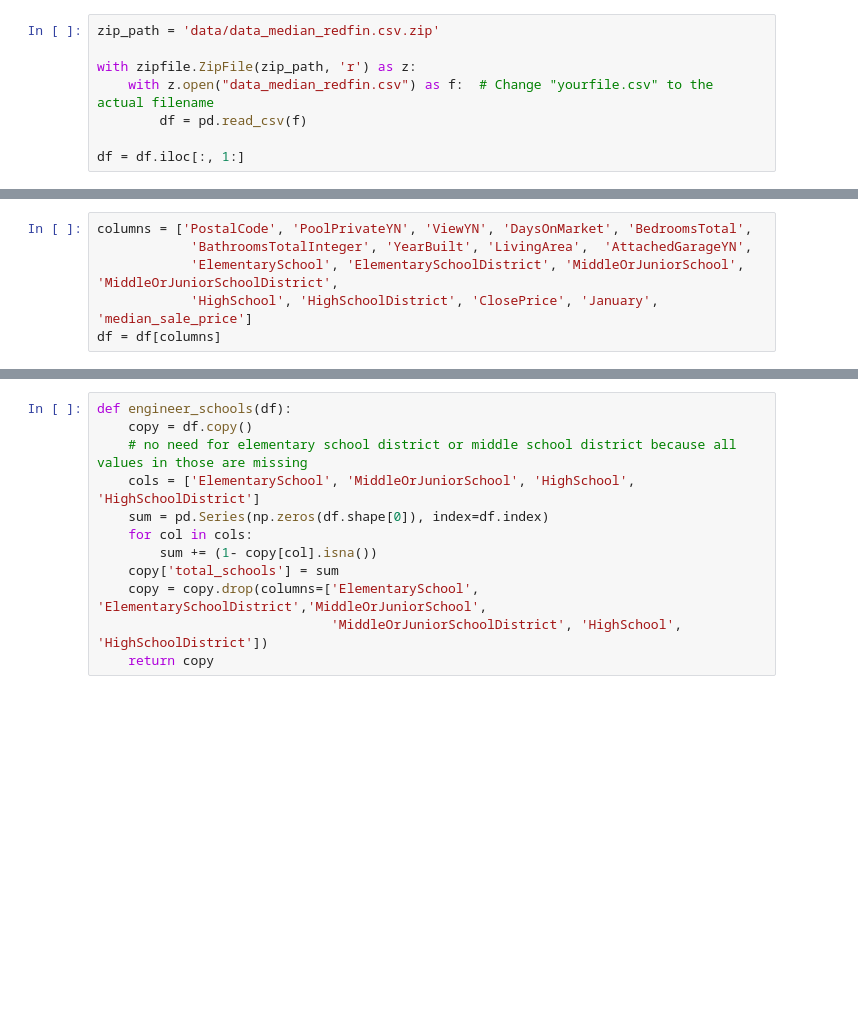
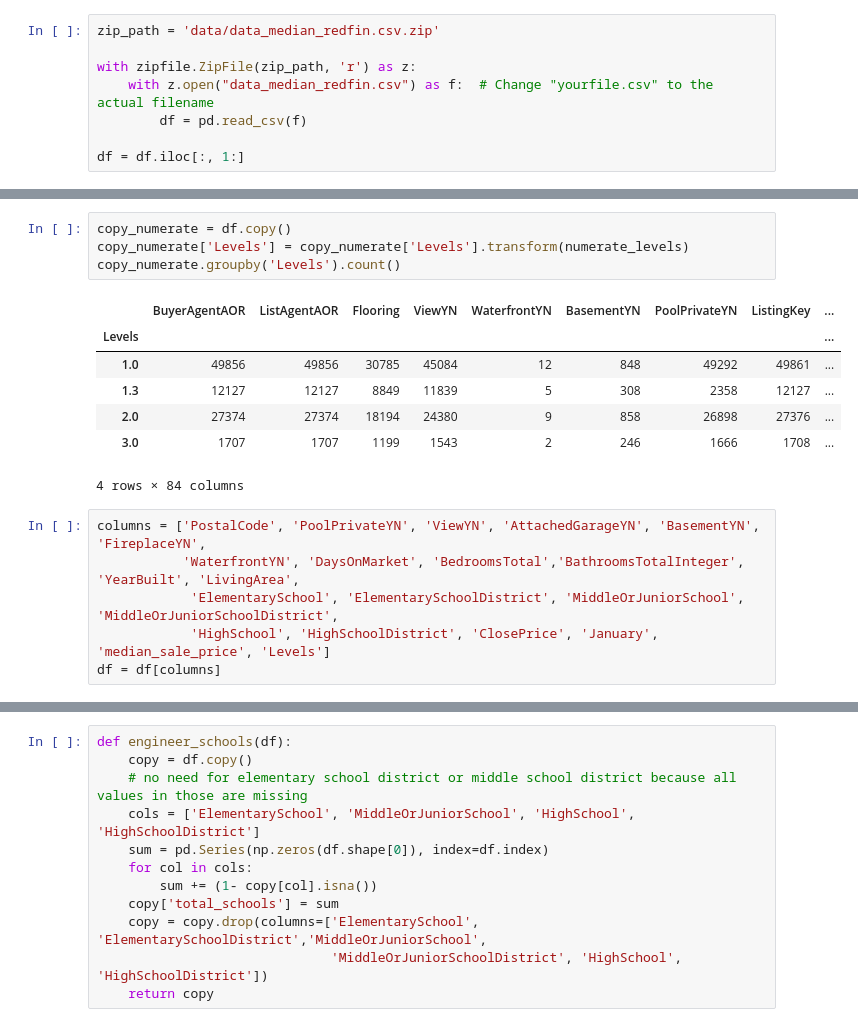
Before and after one commit to bbousquette1/IDX-Exchange-DS16-Winter2025, a Jupyter notebook: Claire_ML.ipynb, the cells around one changed output, grey strips where cells are left out. Saved outputs shown, nothing was run; the diff lists cells and outputs as text; blank space fills up the shorter version.

```diff
--- a/Claire_ML.ipynb
+++ b/Claire_ML.ipynb
@@ -18,8 +62,20 @@ df = df.iloc[:, 1:]
+# %%
+copy_numerate = df.copy()
+copy_numerate['Levels'] = copy_numerate['Levels'].transform(numerate_levels)
+copy_numerate.groupby('Levels').count()
+# %% [output]
+|  | BuyerAgentAOR | ListAgentAOR | Flooring | ViewYN | WaterfrontYN | BasementYN | PoolPrivateYN | ListingKey | ... |
+| Levels |  |  |  |  |  |  |  |  | ... |
+| 1.0 | 49856 | 49856 | 30785 | 45084 | 12 | 848 | 49292 | 49861 | ... |
+| 1.3 | 12127 | 12127 | 8849 | 11839 | 5 | 308 | 2358 | 12127 | ... |
+| 2.0 | 27374 | 27374 | 18194 | 24380 | 9 | 858 | 26898 | 27376 | ... |
+| 3.0 | 1707 | 1707 | 1199 | 1543 | 2 | 246 | 1666 | 1708 | ... |
+4 rows × 84 columns
 # %%
-columns = ['PostalCode', 'PoolPrivateYN', 'ViewYN', 'DaysOnMarket', 'BedroomsTotal',
-            'BathroomsTotalInteger', 'YearBuilt', 'LivingArea',  'AttachedGarageYN',
+columns = ['PostalCode', 'PoolPrivateYN', 'ViewYN', 'AttachedGarageYN', 'BasementYN', 'FireplaceYN',
+           'WaterfrontYN', 'DaysOnMarket', 'BedroomsTotal','BathroomsTotalInteger', 'YearBuilt', 'LivingArea',
             'ElementarySchool', 'ElementarySchoolDistrict', 'MiddleOrJuniorSchool', 'MiddleOrJuniorSchoolDistrict',
-            'HighSchool', 'HighSchoolDistrict', 'ClosePrice', 'January', 'median_sale_price']
+            'HighSchool', 'HighSchoolDistrict', 'ClosePrice', 'January', 'median_sale_price', 'Levels']
 df = df[columns]
 # %%
 df.isna().sum()
```
Also changed, not shown: parts of 20 cells of this notebook.
